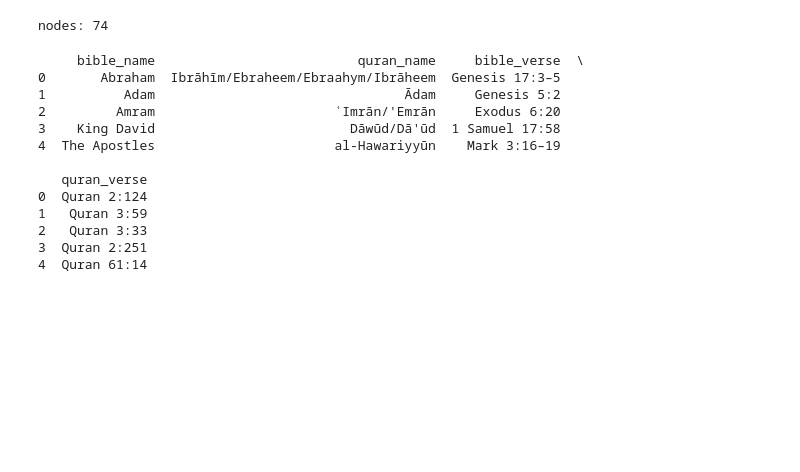
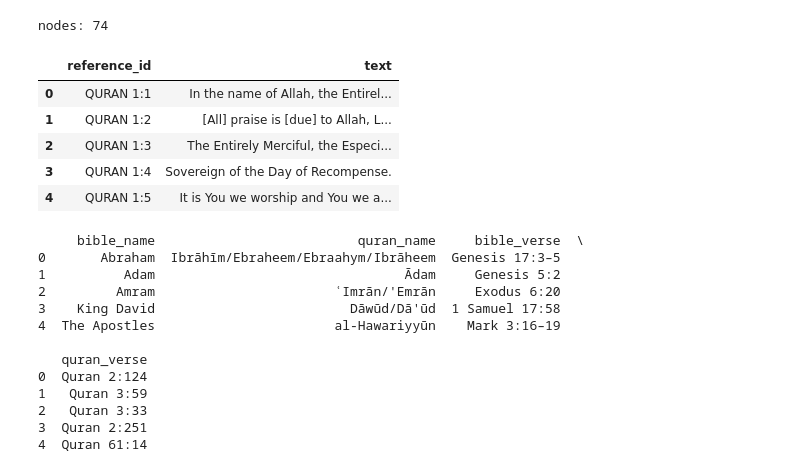
Before and after one commit to erinabruzzy/DSAN6400, a Jupyter notebook: social_network_analysis.ipynb, the cells around one changed output. Drawn from its saved outputs; the diff is of its cells as text; code cells hidden in the pictures; blank space fills up the shorter version.

```diff
--- a/social_network_analysis.ipynb
+++ b/social_network_analysis.ipynb
@@ -149,3 +92,12 @@ print(f"nodes: {G_quran.number_of_nodes()}")
 # %% [output]
 nodes: 74
+# %%
+df_quran.head()
+# %% [output]
+|  | reference_id | text |
+| 0 | QURAN 1:1 | In the name of Allah, the Entirel... |
+| 1 | QURAN 1:2 | [All] praise is [due] to Allah, L... |
+| 2 | QURAN 1:3 | The Entirely Merciful, the Especi... |
+| 3 | QURAN 1:4 | Sovereign of the Day of Recompense. |
+| 4 | QURAN 1:5 | It is You we worship and You we a... |
 # %%
```
Also changed, not shown: parts of 5 cells of this notebook.
